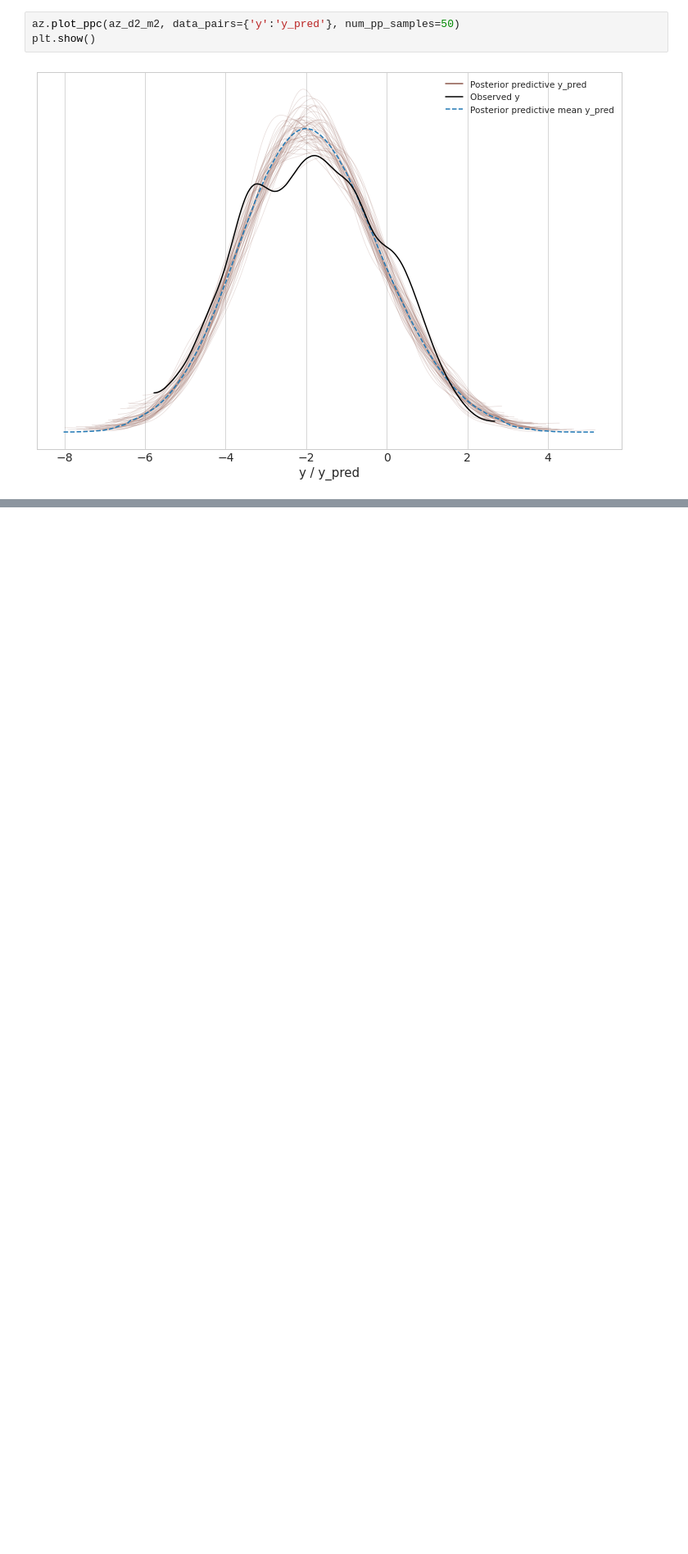
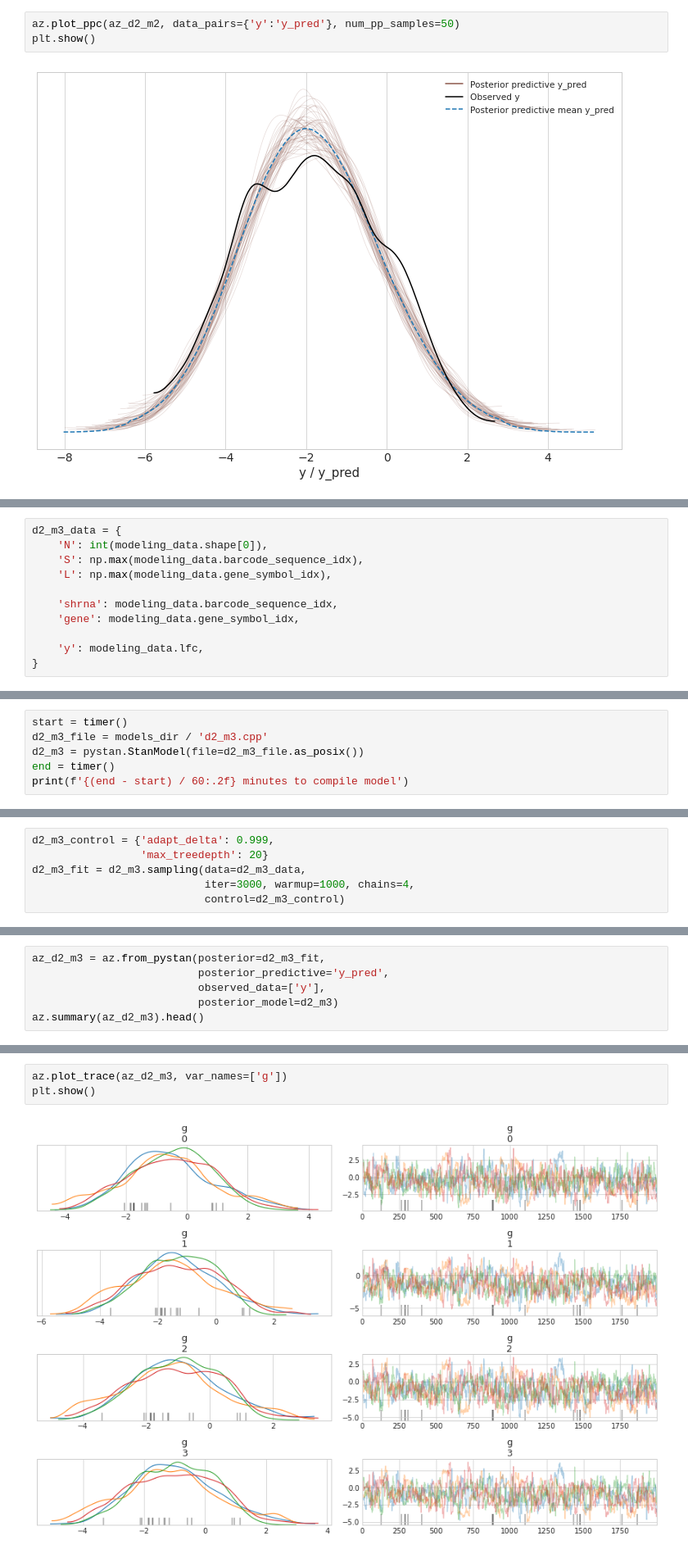
Before and after one commit to jhrcook/demeter2-stan, a Jupyter notebook: notebooks/005_demeter2-in-stan.ipynb, the cells around one changed output, grey strips where cells are left out. Shown at 82% size. Drawn from its saved outputs; the diff is of its cells as text; blank space fills up the shorter version.

Commit message:
analysis: varying intercept for shRNA and gene

```diff
--- a/notebooks/005_demeter2-in-stan.ipynb
+++ b/notebooks/005_demeter2-in-stan.ipynb
@@ -422,0 +425,11 @@ convergence, Rhat=1).
+# %%
+d2_m3_data = {
+    'N': int(modeling_data.shape[0]),
+    'S': np.max(modeling_data.barcode_sequence_idx),
+    'L': np.max(modeling_data.gene_symbol_idx),
+
+    'shrna': modeling_data.barcode_sequence_idx,
+    'gene': modeling_data.gene_symbol_idx,
+
+    'y': modeling_data.lfc,
+}
@@ -422,0 +438,6 @@ convergence, Rhat=1).
+# %%
+start = timer()
+d2_m3_file = models_dir / 'd2_m3.cpp'
+d2_m3 = pystan.StanModel(file=d2_m3_file.as_posix())
+end = timer()
+print(f'{(end - start) / 60:.2f} minutes to compile model')
@@ -422,0 +447,6 @@ convergence, Rhat=1).
+# %%
+d2_m3_control = {'adapt_delta': 0.999,
+                 'max_treedepth': 20}
+d2_m3_fit = d2_m3.sampling(data=d2_m3_data,
+                           iter=3000, warmup=1000, chains=4,
+                           control=d2_m3_control)
@@ -422,0 +466,6 @@ convergence, Rhat=1).
+# %%
+az_d2_m3 = az.from_pystan(posterior=d2_m3_fit,
+                          posterior_predictive='y_pred',
+                          observed_data=['y'],
+                          posterior_model=d2_m3)
+az.summary(az_d2_m3).head()
@@ -422,0 +479,5 @@ convergence, Rhat=1).
+# %%
+az.plot_trace(az_d2_m3, var_names=['g'])
+plt.show()
+# %% [output]
+[figure, added]
```
Also changed, not shown: parts of 15 cells of this notebook, 6 other files.
